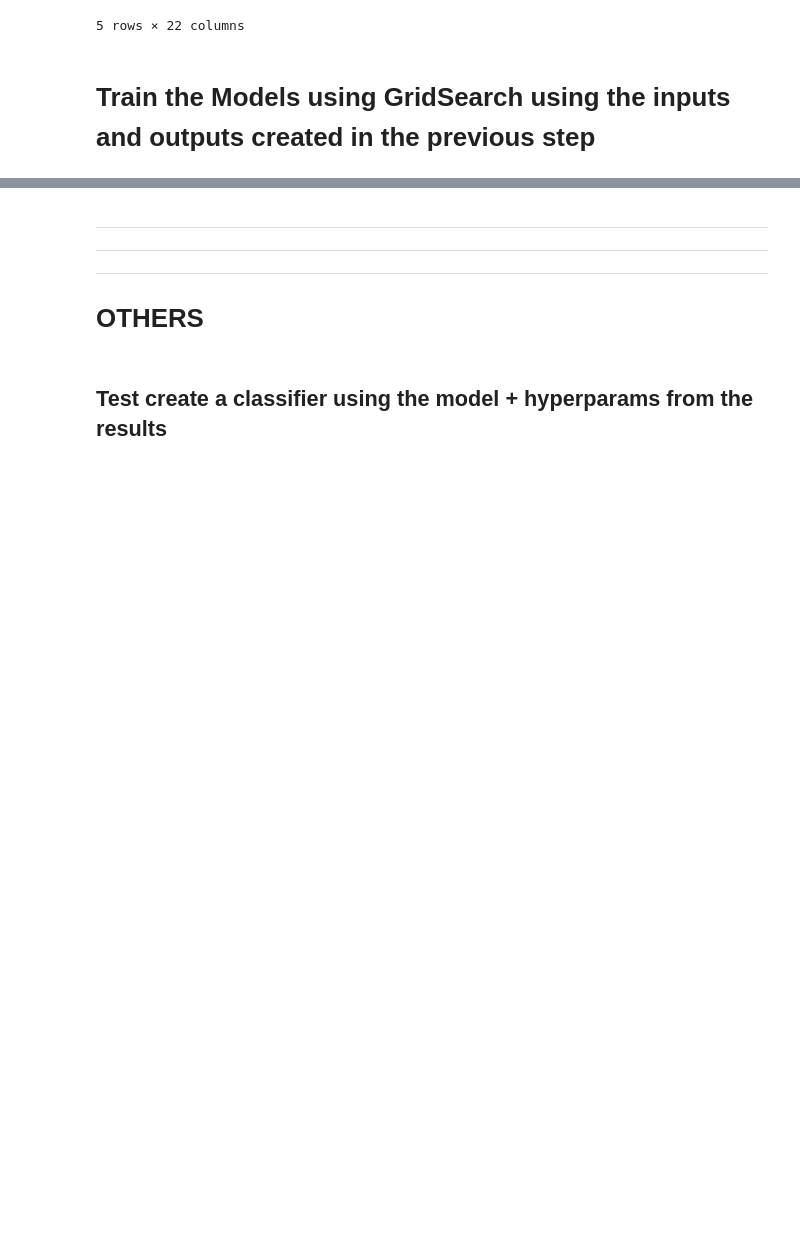
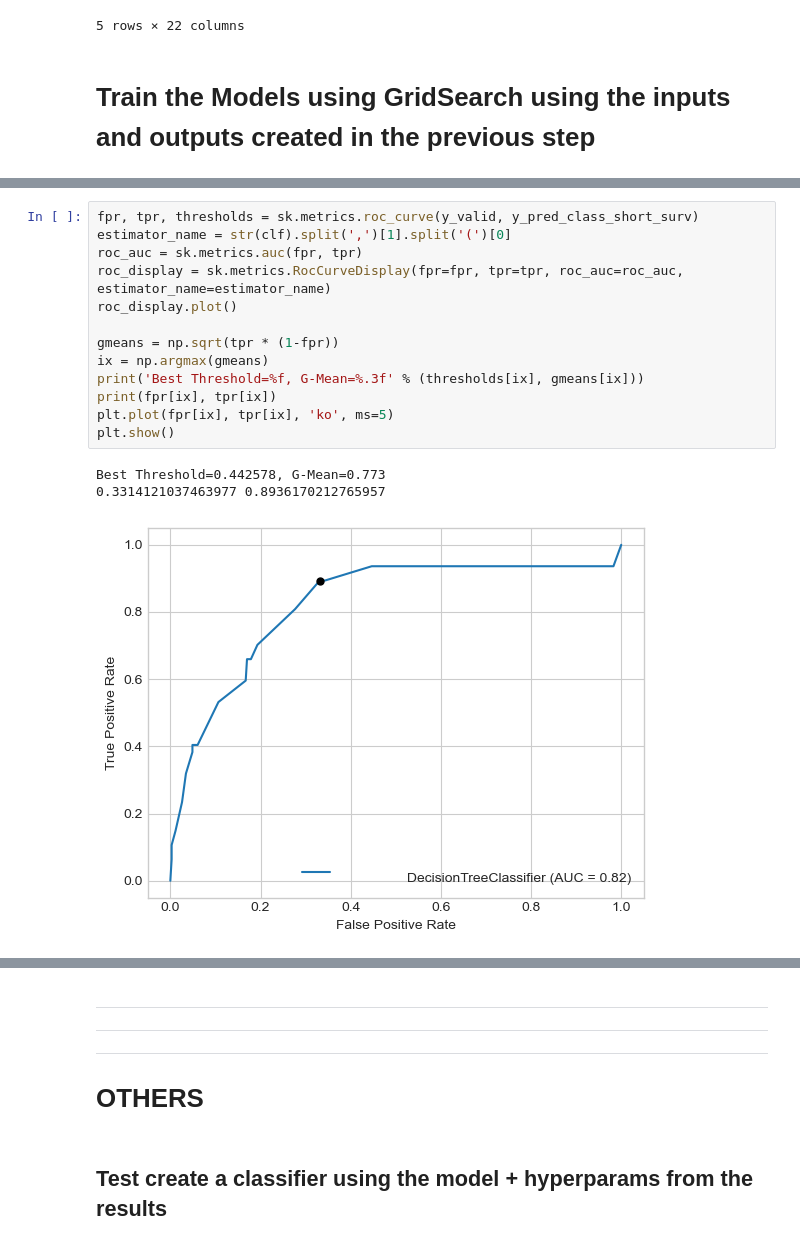
Before and after one commit to fabianopapaiz/als_prognosis_using_ensemble_imbalance, a Jupyter notebook: 05_Train_Validate_Models/05.10.1 - Single-Model Scenario - Train Models using Grid Search.ipynb, the cells around one changed output, grey strips where cells are left out. Drawn from its saved outputs; the diff is of its cells as text; blank space fills up the shorter version.

```diff
--- a/05_Train_Validate_Models/05.10.1 - Single-Model Scenario - Train Models using Grid Search.ipynb
+++ b/05_Train_Validate_Models/05.10.1 - Single-Model Scenario - Train Models using Grid Search.ipynb
@@ -156,0 +260,17 @@ Wall time: 3.13 s
+# %%
+fpr, tpr, thresholds = sk.metrics.roc_curve(y_valid, y_pred_class_short_surv)
+estimator_name = str(clf).split(',')[1].split('(')[0]
+roc_auc = sk.metrics.auc(fpr, tpr)
+roc_display = sk.metrics.RocCurveDisplay(fpr=fpr, tpr=tpr, roc_auc=roc_auc, estimator_name=estimator_name)
+roc_display.plot()
+
+gmeans = np.sqrt(tpr * (1-fpr))
+ix = np.argmax(gmeans)
+print('Best Threshold=%f, G-Mean=%.3f' % (thresholds[ix], gmeans[ix]))
+print(fpr[ix], tpr[ix])
+plt.plot(fpr[ix], tpr[ix], 'ko', ms=5)
+plt.show()
+# %% [output]
+Best Threshold=0.442578, G-Mean=0.773
+0.3314121037463977 0.8936170212765957
+[figure, added]
```
Also changed, not shown: parts of 8 cells of this notebook, 2 other files.
